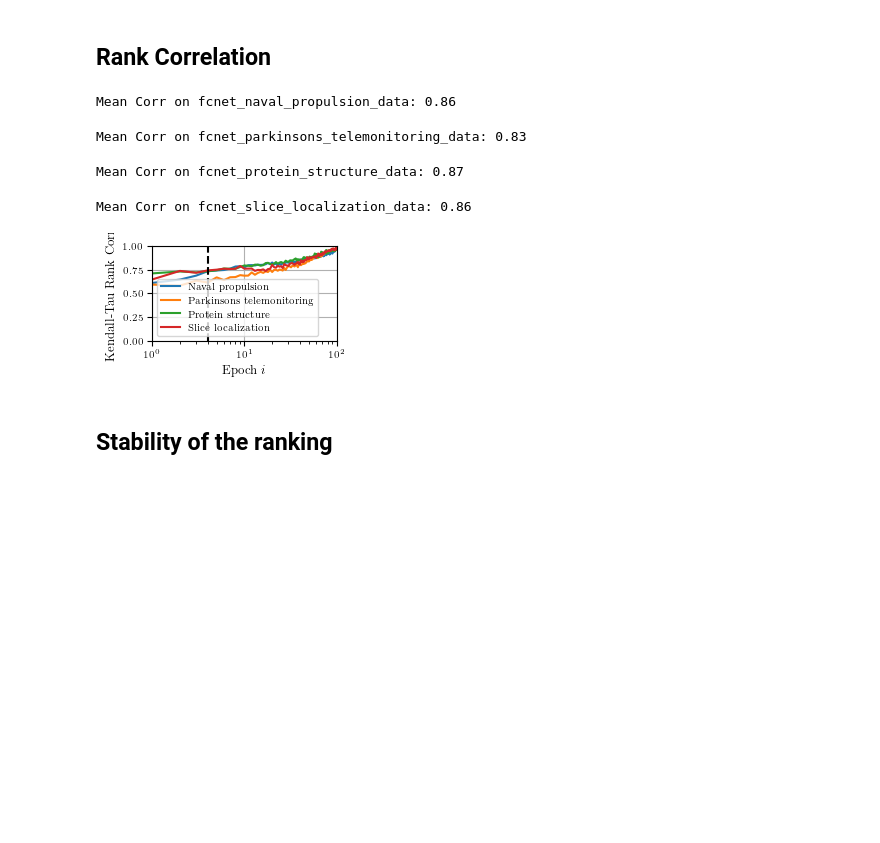
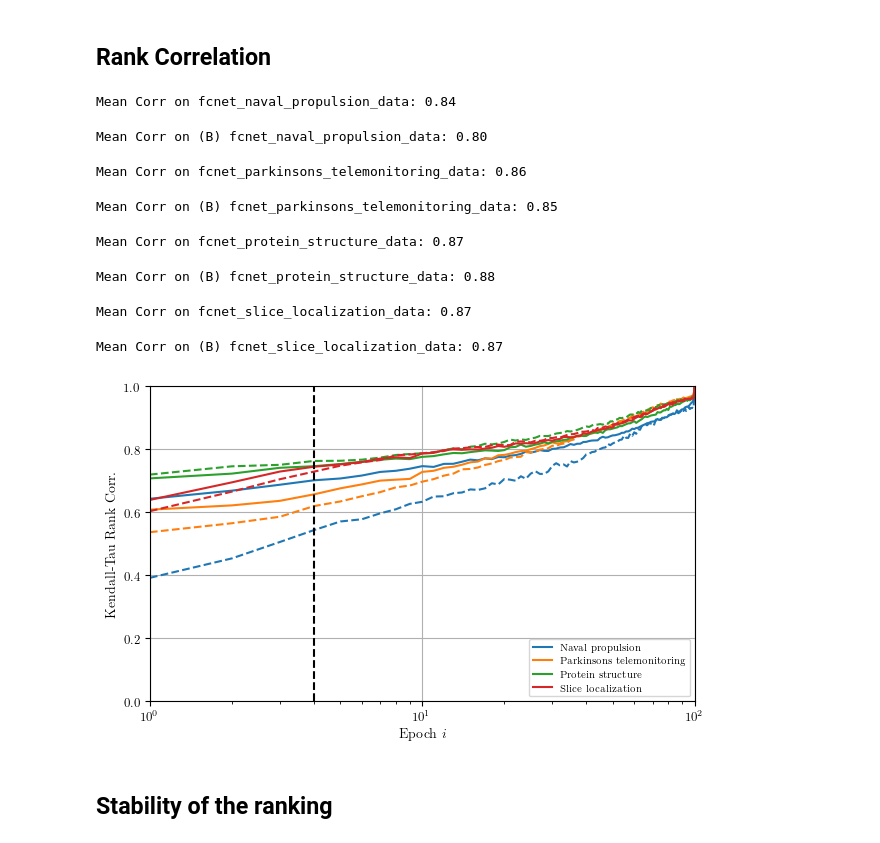
Before and after one commit to fmohr/lcdb, a Jupyter notebook: publications/2024-neurocom/learning-curves/hpobench.ipynb, the cells around one changed output. Cells and saved outputs as stored; diff of their text form; code cells hidden in the pictures; blank space fills up the shorter version.

```diff
--- a/publications/2024-neurocom/learning-curves/hpobench.ipynb
+++ b/publications/2024-neurocom/learning-curves/hpobench.ipynb
@@ -127,7 +128,7 @@ for d in datasets:
 from scipy.stats import spearmanr, kendalltau
 
 
-def get_rank_corr(f, num_models, mode="spearman", random=True, random_state=None):
+def get_rank_corr(f, num_models, mode="spearman", random=True, random_state=None, metric_value_baseline=None):
     assert mode in ["spearman", "kendall"]
 
     y_list = []
@@ -139,6 +140,8 @@ def get_rank_corr(f, num_models, mode="spearman", random=True, random_state=None
         selection = list(f.keys())[:num_models]
     for i, k in tqdm(enumerate(selection)):
         y = np.mean(f[k]["valid_loss"], axis=0)
+        if metric_value_baseline is not None and y[0] > metric_value_baseline:
+            continue
         y_last_perf.append(y[-1])
         y_list.append(y)
     y_list = np.array(y_list)
@@ -149,46 +152,57 @@ def get_rank_corr(f, num_models, mode="spearman", random=True, random_state=None
     return corr_list
 
 # num_models = 70_000
-num_models = 100
+num_models = 1000
 mode = "kendall"
 
 datasets = ["fcnet_naval_propulsion_data", "fcnet_parkinsons_telemonitoring_data", "fcnet_protein_structure_data", "fcnet_slice_localization_data"]
 
 plt.figure()
 
-for dataset in datasets:
+
+for i, dataset in enumerate(datasets):
     f = load_dataset(dataset)
-    corr_list = get_rank_corr(f, num_models, mode=mode)
+    corr_list = get_rank_corr(f, num_models, mode=mode, metric_value_baseline=None)
     mean_corr = np.mean(corr_list)
     print(f"Mean Corr on {dataset}: {mean_corr:.2f}")
 
-    plt.plot(np.arange(len(corr_list))+1, corr_list, label=dataset[6:-5].replace("_", " ").capitalize())
+    plt.plot(np.arange(len(corr_list))+1, corr_list, label=dataset[6:-5].replace("_", " ").capitalize(), color=f"C{i}")
+
+    corr_list = get_rank_corr(f, num_models, mode=mode, metric_value_baseline=1.0)
+    mean_corr = np.mean(corr_list)
+    print(f"Mean Corr on (B) {dataset}: {mean_corr:.2f}")
+
+    plt.plot(np.arange(len(corr_list))+1, corr_list, color=f"C{i}", linestyle="--")
 
 plt.axvline(x=4, linestyle="--", color="black")
 plt.legend()
 plt.xscale("log")
 plt.grid()
 plt.ylim(0,1)
 plt.xlim(1, 100)
 
 if mode == "Spearman":
     plt.ylabel("Spearman Rank Corr.")
 else:
     plt.ylabel("Kendall-Tau Rank Corr.")
 
 plt.xlabel(r"Epoch $i$")
 
 plt.tight_layout()
 
 plt.savefig(f"figures/hpobench/{mode}_corr_hpobench.png", dpi=360)
 
 plt.show()
 # %% [output]
-Mean Corr on fcnet_naval_propulsion_data: 0.86
+Mean Corr on fcnet_naval_propulsion_data: 0.84
-Mean Corr on fcnet_parkinsons_telemonitoring_data: 0.83
+Mean Corr on (B) fcnet_naval_propulsion_data: 0.80
-Mean Corr on fcnet_protein_structure_data: 0.87
+Mean Corr on fcnet_parkinsons_telemonitoring_data: 0.86
-Mean Corr on fcnet_slice_localization_data: 0.86
+Mean Corr on (B) fcnet_parkinsons_telemonitoring_data: 0.85
+Mean Corr on fcnet_protein_structure_data: 0.87
+Mean Corr on (B) fcnet_protein_structure_data: 0.88
+Mean Corr on fcnet_slice_localization_data: 0.87
+Mean Corr on (B) fcnet_slice_localization_data: 0.87
-[figure, old version]
+[figure, new version]
 # %% [markdown]
 ## Stability of the ranking
 # %%
```
Also changed, not shown: parts of 4 cells of this notebook, 7 other files.
